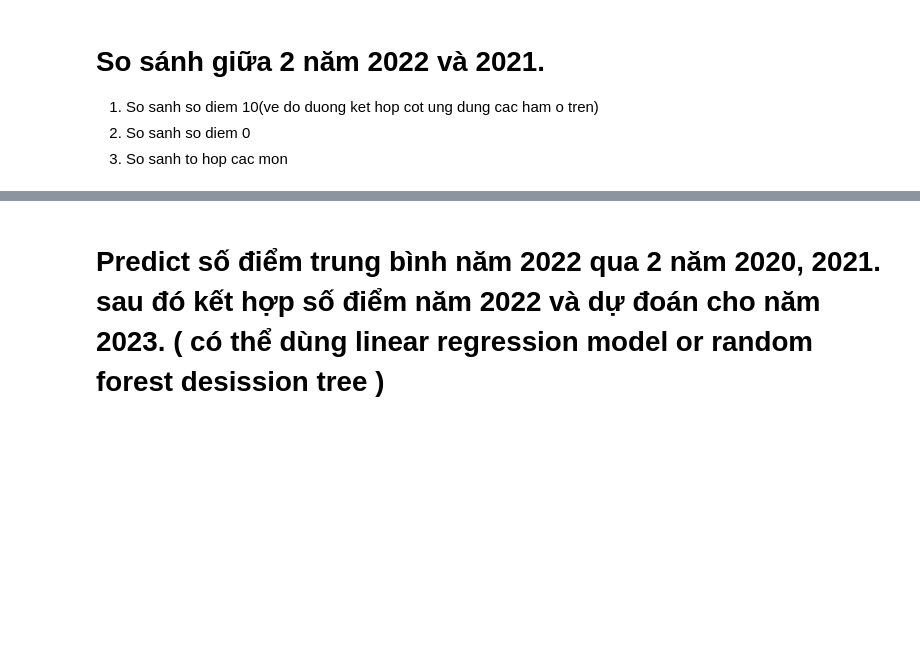
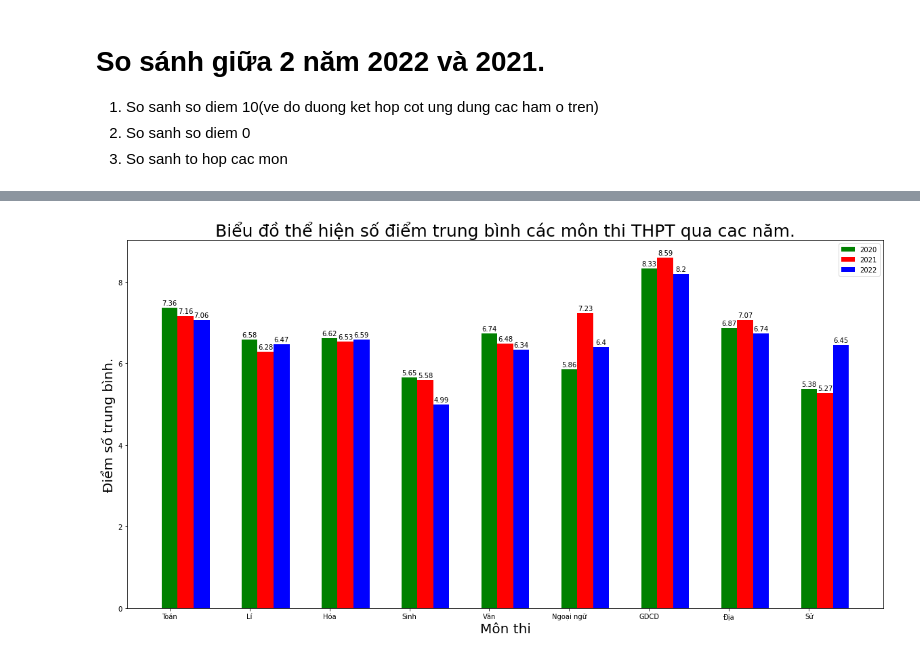
Before and after one commit to QuocBao02/Python-for-Data-Science---Final-Project, a Jupyter notebook: Report.ipynb, the cells around one changed output, grey strips where cells are left out. Saved outputs shown, nothing was run; the diff lists cells and outputs as text; code cells hidden in the pictures; blank space fills up the shorter version.

```diff
--- a/Report.ipynb
+++ b/Report.ipynb
@@ -473,4 +464,27 @@ def MeanScoreOfSubjectsOverYears(dataframelist, subjectlist):
         for subject in subjectlist:
             subdataframe = dataframe[dataframe[subject] >= 0].mean()
             Average_score[dataframe.Name][subject] = subdataframe[subject]
-    return Average_score
+
+    list_years = [dataframe.Name for dataframe in dataframelist]
+    Location, Label, Color = SetLocation_Label(subjectlist, list_years)
+    Y = []
+    y_ticks = [Location[i] for i in range(len(Location)) if i % len(list_years) == 0]
+
+    for subject in subjectlist:
+        for year in list_years:
+            Y.append(round(Average_score[year][subject], 2))
+    plt.figure(figsize=[20, 10])
+    width = 1
+
+    for index in range(len(Location)):
+        rects = plt.bar(Location[index], Y[index], width, label = Label[index] ,color = Color[index] )
+        plt.bar_label(rects, padding = 2)
+
+    plt.xlabel("Môn thi", fontsize = 20)
+    plt.ylabel("Điểm số trung bình.", fontsize = 20)
+    plt.title("Biểu đồ thể hiện số điểm trung bình các môn thi THPT qua cac năm.", fontsize = 25)
+    plt.xticks(y_ticks, list_subject)
+    plt.legend(list_years)
+
+    plt.show()
+    pass
@@ -479,2 +491,4 @@ def MeanScoreOfSubjectsOverYears(dataframelist, subjectlist):
 # %%
-a = MeanScoreOfSubjectsOverYears([dataframe2020, dataframe2021, dataframe2022], ["Toán", "Lí", "Hóa", "Sinh","Văn","Ngoại ngữ", "GDCD", "Địa","Sử"])
+MeanScoreOfSubjectsOverYears([dataframe2020, dataframe2021, dataframe2022], ["Toán", "Lí", "Hóa", "Sinh","Văn","Ngoại ngữ", "GDCD", "Địa","Sử"])
+# %% [output]
+[figure, added]
@@ -493,2 +494,0 @@ a = MeanScoreOfBlocksOverYears([dataframe2020, dataframe2021, dataframe2022], {"
-# %% [markdown]
-# Predict số điểm trung bình năm 2022 qua 2 năm 2020, 2021. sau đó kết hợp số điểm năm 2022 và dự đoán cho năm 2023. ( có thể dùng linear regression model or random forest desission tree )
```
Also changed, not shown: parts of 18 cells of this notebook.
